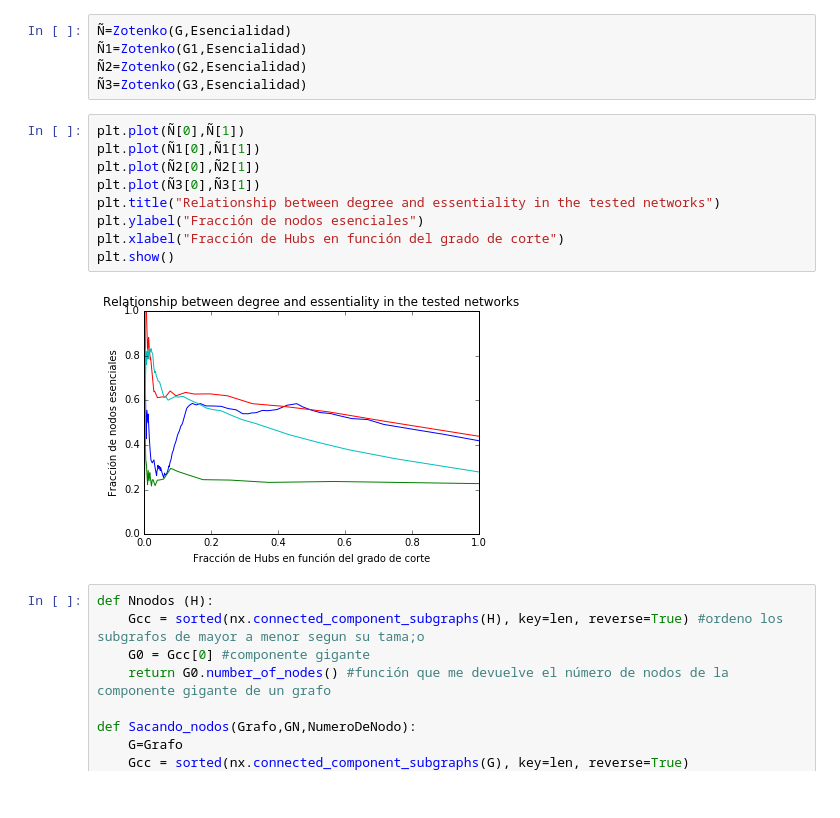
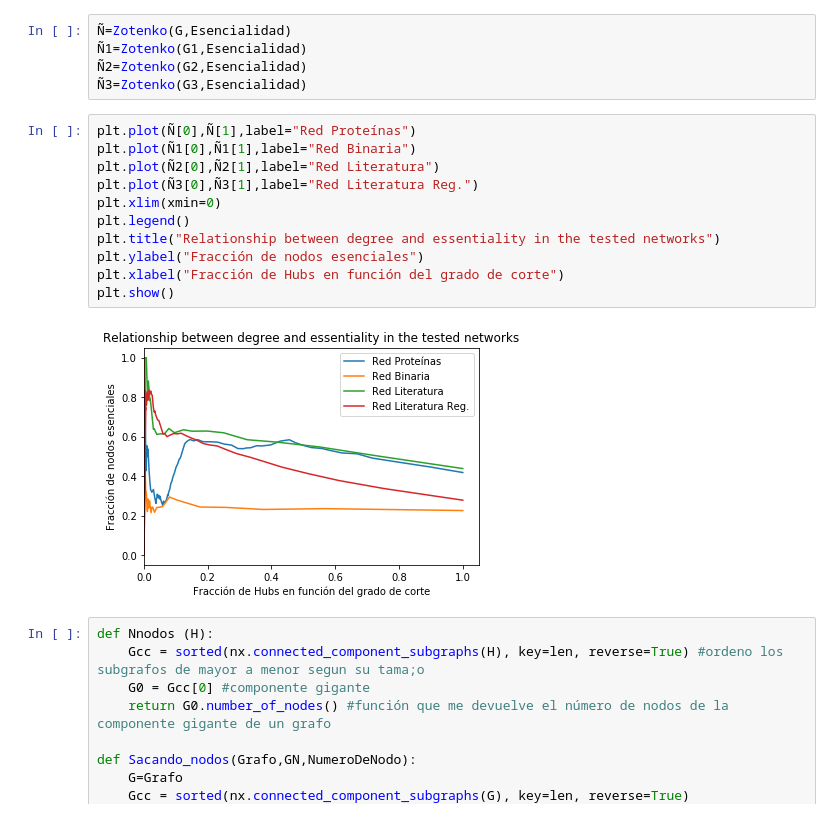
Before and after one commit to vms10/tp2, a Jupyter notebook: tp2.ipynb, the cells around one changed output. Saved outputs shown, nothing was run; the diff lists cells and outputs as text.

```diff
--- a/tp2.ipynb
+++ b/tp2.ipynb
@@ -164,16 +164,18 @@ def Zotenko(Grafo,Lista):
 Ñ2=Zotenko(G2,Esencialidad)
 Ñ3=Zotenko(G3,Esencialidad)
 # %%
-plt.plot(Ñ[0],Ñ[1])
-plt.plot(Ñ1[0],Ñ1[1])
-plt.plot(Ñ2[0],Ñ2[1])
-plt.plot(Ñ3[0],Ñ3[1])
+plt.plot(Ñ[0],Ñ[1],label="Red Proteínas")
+plt.plot(Ñ1[0],Ñ1[1],label="Red Binaria")
+plt.plot(Ñ2[0],Ñ2[1],label="Red Literatura")
+plt.plot(Ñ3[0],Ñ3[1],label="Red Literatura Reg.")
+plt.xlim(xmin=0)
+plt.legend()
 plt.title("Relationship between degree and essentiality in the tested networks")
 plt.ylabel("Fracción de nodos esenciales")
 plt.xlabel("Fracción de Hubs en función del grado de corte")
 plt.show()
 # %% [output]
-[figure, old version]
+[figure, new version]
 # %%
 def Nnodos (H):
     Gcc = sorted(nx.connected_component_subgraphs(H), key=len, reverse=True) #ordeno los subgrafos de mayor a menor segun su tama;o
```
Also changed, not shown: parts of 15 cells of this notebook.
